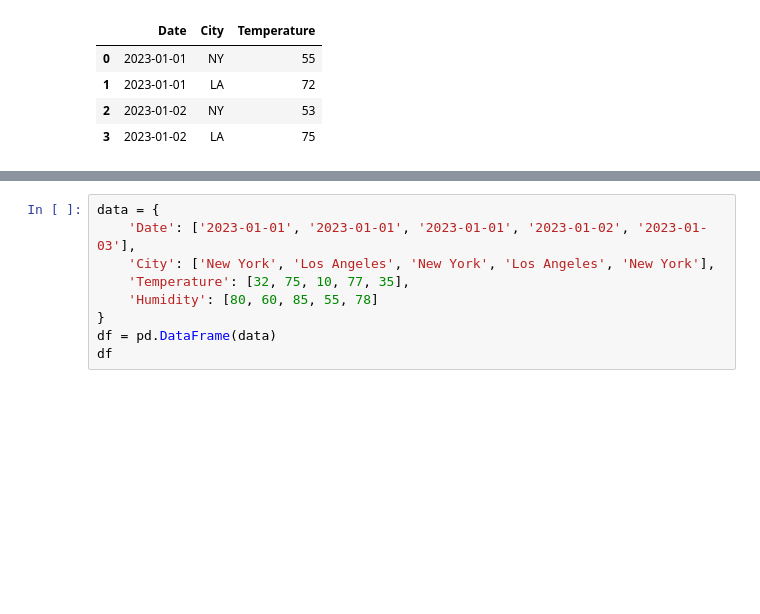
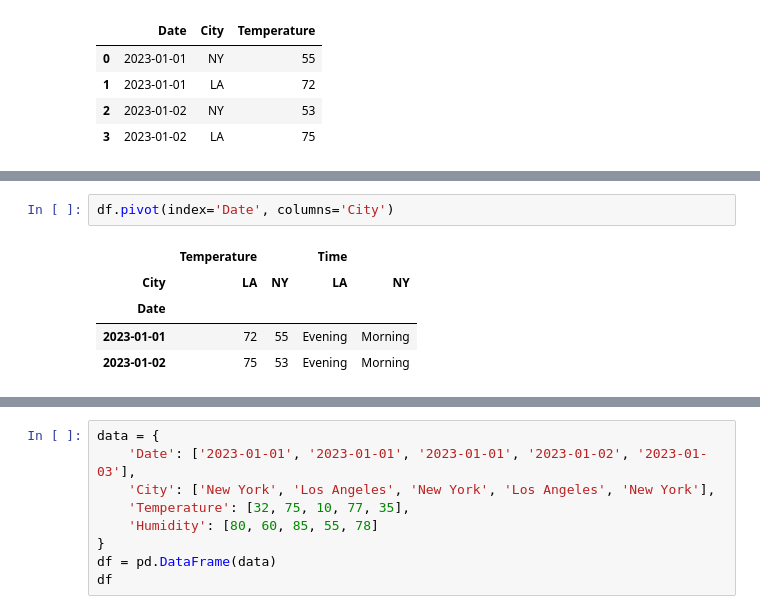
Before and after one commit to arun1248/data-science, a Jupyter notebook: notes/py_ds/crosstab.ipynb, the cells around one changed output, grey strips where cells are left out. Drawn from its saved outputs; the diff is of its cells as text; blank space fills up the shorter version.

```diff
--- a/notes/py_ds/crosstab.ipynb
+++ b/notes/py_ds/crosstab.ipynb
@@ -180,0 +235,8 @@ df.pivot(columns='City', index='Date', values='Temperature')
+# %%
+df.pivot(index='Date', columns='City')
+# %% [output]
+|  | Temperature |  | Time |  |
+| City | LA | NY | LA | NY |
+| Date |  |  |  |  |
+| 2023-01-01 | 72 | 55 | Evening | Morning |
+| 2023-01-02 | 75 | 53 | Evening | Morning |
```
Also changed, not shown: parts of 14 cells of this notebook, 1 other file.
